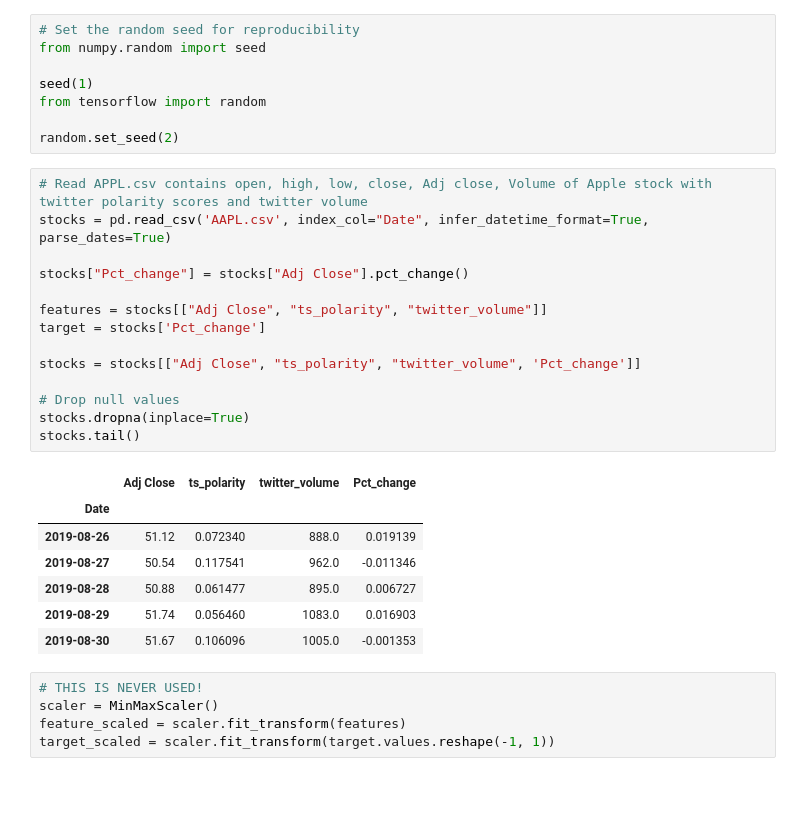
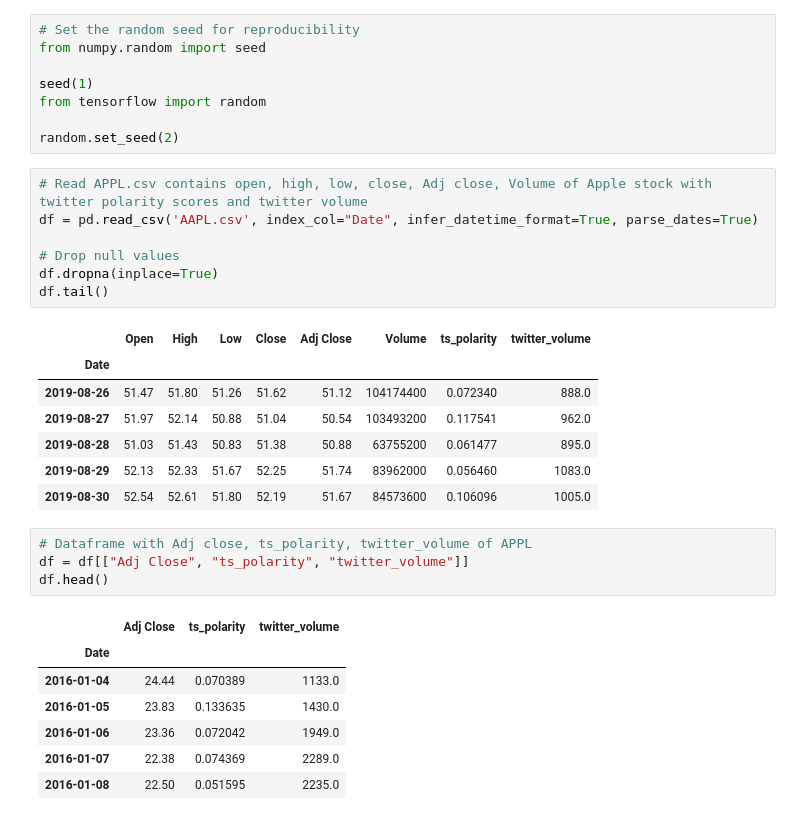
Before and after one commit to TeoMastro/stock-prediction-tweeter, a Jupyter notebook: lstm_v2.ipynb, the cells around one changed output. Saved outputs shown, nothing was run; the diff lists cells and outputs as text; blank space fills up the shorter version.

```diff
--- a/lstm_v2.ipynb
+++ b/lstm_v2.ipynb
@@ -16,28 +20,28 @@ from tensorflow import random
 random.set_seed(2)
 # %%
 # Read APPL.csv contains open, high, low, close, Adj close, Volume of Apple stock with twitter polarity scores and twitter volume
-stocks = pd.read_csv('AAPL.csv', index_col="Date", infer_datetime_format=True, parse_dates=True)
-
-stocks["Pct_change"] = stocks["Adj Close"].pct_change()
-
-features = stocks[["Adj Close", "ts_polarity", "twitter_volume"]]
-target = stocks['Pct_change']
-
-stocks = stocks[["Adj Close", "ts_polarity", "twitter_volume", 'Pct_change']]
+df = pd.read_csv('AAPL.csv', index_col="Date", infer_datetime_format=True, parse_dates=True)
 
 # Drop null values
-stocks.dropna(inplace=True)
-stocks.tail()
+df.dropna(inplace=True)
+df.tail()
 # %% [output]
-|  | Adj Close | ts_polarity | twitter_volume | Pct_change |
-| Date |  |  |  |  |
-| 2019-08-26 | 51.12 | 0.072340 | 888.0 | 0.019139 |
-| 2019-08-27 | 50.54 | 0.117541 | 962.0 | -0.011346 |
-| 2019-08-28 | 50.88 | 0.061477 | 895.0 | 0.006727 |
-| 2019-08-29 | 51.74 | 0.056460 | 1083.0 | 0.016903 |
-| 2019-08-30 | 51.67 | 0.106096 | 1005.0 | -0.001353 |
+|  | Open | High | Low | Close | Adj Close | Volume | ts_polarity | twitter_volume |
+| Date |  |  |  |  |  |  |  |  |
+| 2019-08-26 | 51.47 | 51.80 | 51.26 | 51.62 | 51.12 | 104174400 | 0.072340 | 888.0 |
+| 2019-08-27 | 51.97 | 52.14 | 50.88 | 51.04 | 50.54 | 103493200 | 0.117541 | 962.0 |
+| 2019-08-28 | 51.03 | 51.43 | 50.83 | 51.38 | 50.88 | 63755200 | 0.061477 | 895.0 |
+| 2019-08-29 | 52.13 | 52.33 | 51.67 | 52.25 | 51.74 | 83962000 | 0.056460 | 1083.0 |
+| 2019-08-30 | 52.54 | 52.61 | 51.80 | 52.19 | 51.67 | 84573600 | 0.106096 | 1005.0 |
 # %%
-# THIS IS NEVER USED!
-scaler = MinMaxScaler()
-feature_scaled = scaler.fit_transform(features)
-target_scaled = scaler.fit_transform(target.values.reshape(-1, 1))
+# Dataframe with Adj close, ts_polarity, twitter_volume of APPL
+df = df[["Adj Close", "ts_polarity", "twitter_volume"]]
+df.head()
+# %% [output]
+|  | Adj Close | ts_polarity | twitter_volume |
+| Date |  |  |  |
+| 2016-01-04 | 24.44 | 0.070389 | 1133.0 |
+| 2016-01-05 | 23.83 | 0.133635 | 1430.0 |
+| 2016-01-06 | 23.36 | 0.072042 | 1949.0 |
+| 2016-01-07 | 22.38 | 0.074369 | 2289.0 |
+| 2016-01-08 | 22.50 | 0.051595 | 2235.0 |
```
Also changed, not shown: parts of 18 cells of this notebook.
